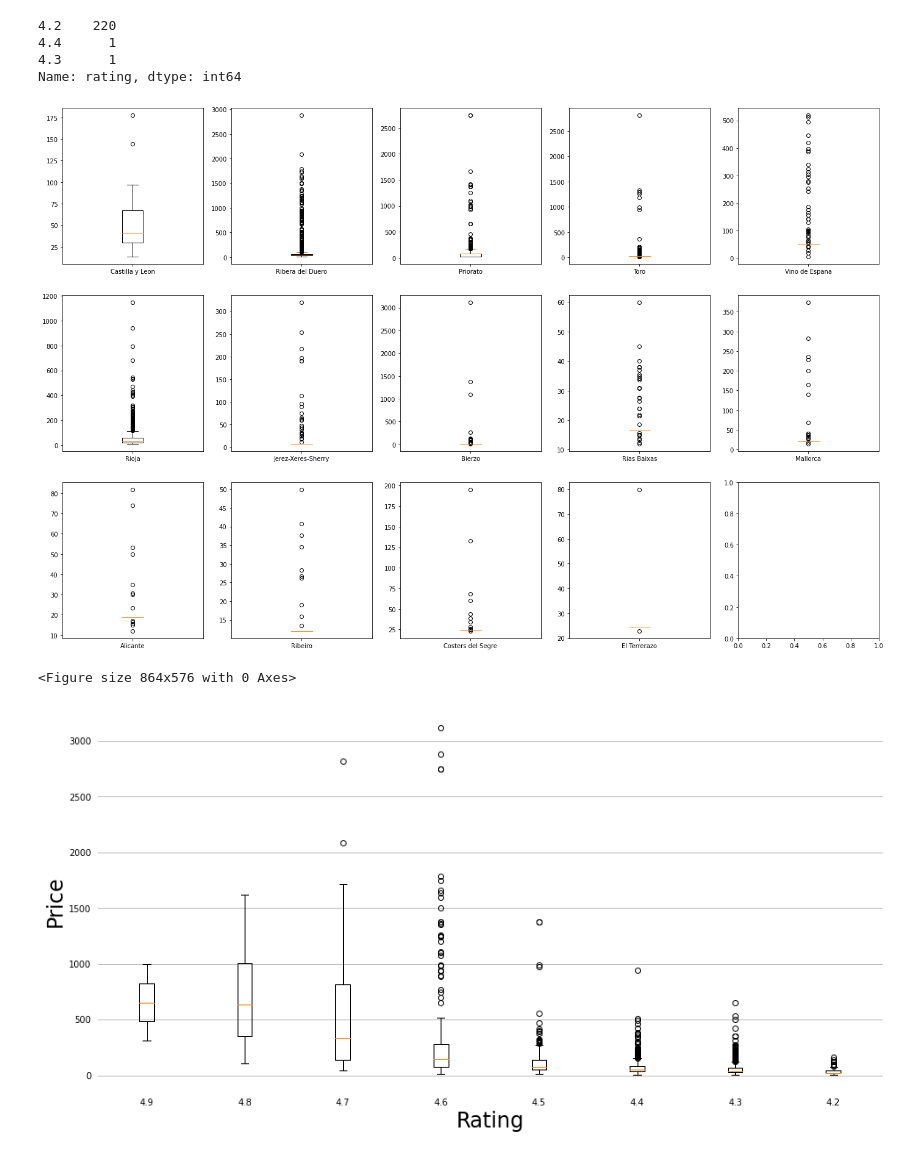
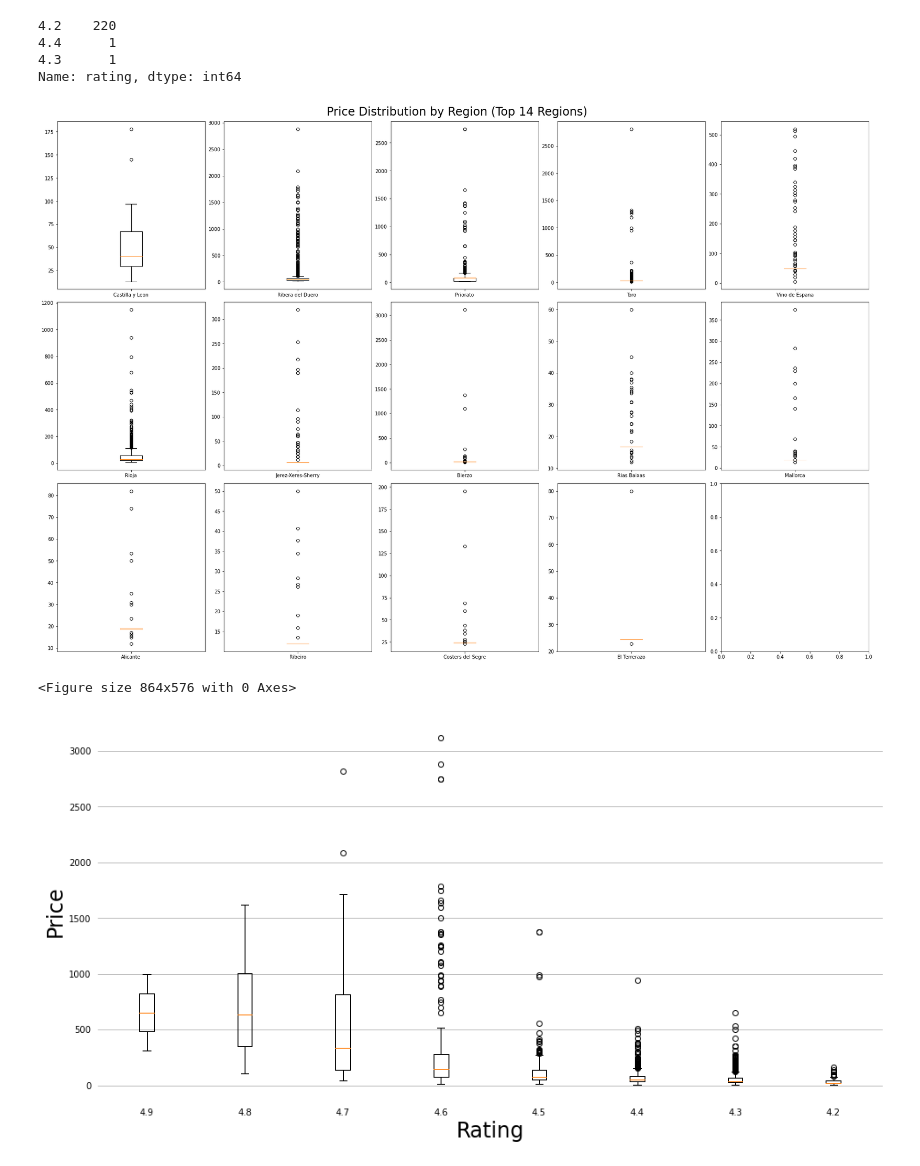
Before and after one commit to CharlesPizza/SpanishWineVisualization, a Jupyter notebook: SpanishWineExplore.ipynb, the cells around one changed output. Saved outputs shown, nothing was run; the diff lists cells and outputs as text; code cells hidden in the pictures.

Commit message:
Added more Visuals

```diff
--- a/SpanishWineExplore.ipynb
+++ b/SpanishWineExplore.ipynb
@@ -85,14 +85,16 @@ _[_['region'] == 'El Terrerazo']['rating'].value_counts()
 4.3      1
 Name: rating, dtype: int64
 # %%
-fig, axs = plt.subplots(3, 5, figsize=(24,16))
+fig, axs = plt.subplots(3, 5, figsize=(24,16),constrained_layout=True)
 ax = axs.flatten()
 plt.figure(figsize=(12,8))
 for idx, i in enumerate(list(top_14_regions['region'])):
     ax[idx].boxplot(df[df['region']==i]['price'], positions=[idx], labels=[i])
+
+fig.suptitle('Price Distribution by Region (Top 14 Regions)', fontsize=24)
 plt.show()
 # %% [output]
-[figure, old version]
+[figure, new version]
 <Figure size 864x576 with 0 Axes>
 # %%
 plt.figure(figsize=(16,8))
```
Also changed, not shown: parts of 23 cells of this notebook.
